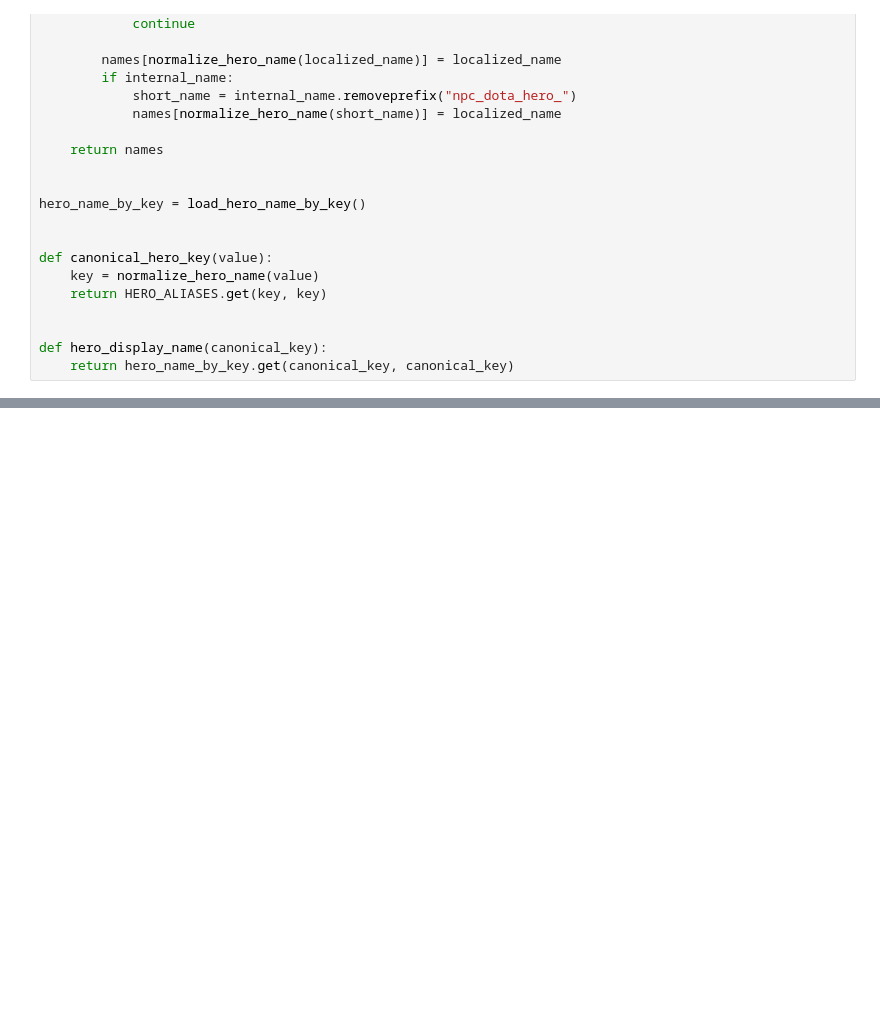
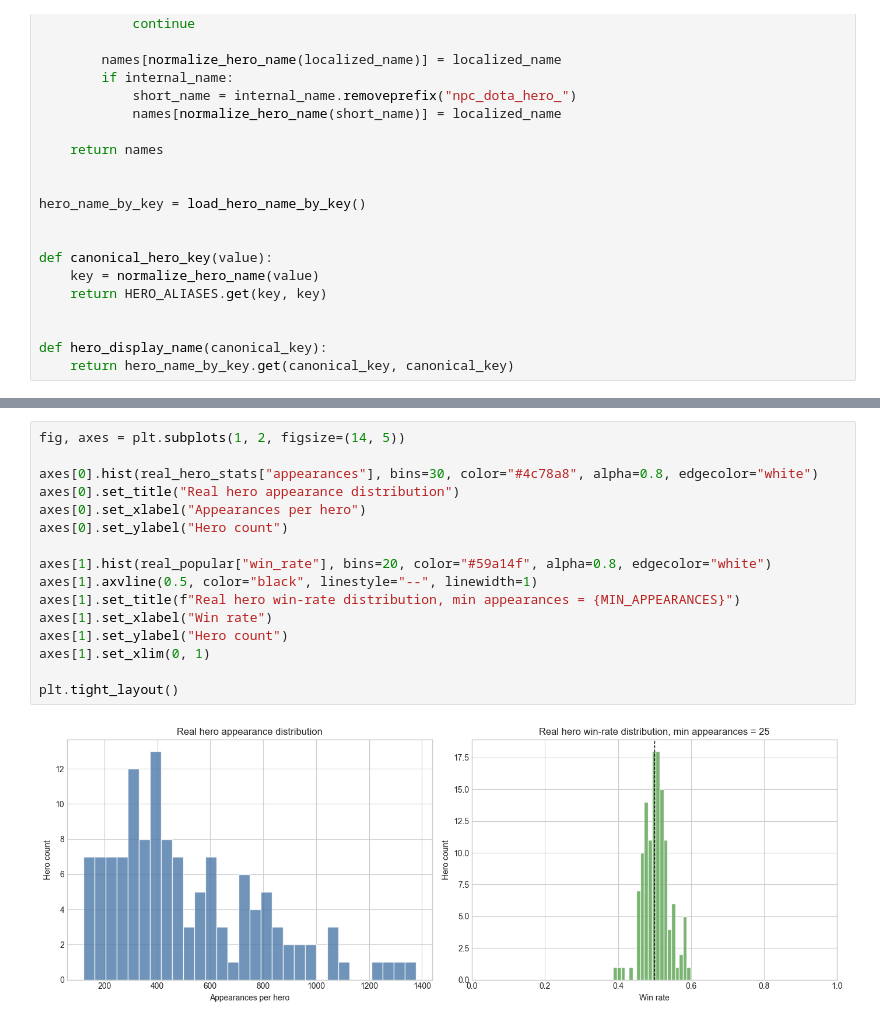
Before and after one commit to alwaysmeow/dota-predictor, a Jupyter notebook: notebooks/dataset_analysis.ipynb, the cells around one changed output, grey strips where cells are left out. Drawn from its saved outputs; the diff is of its cells as text; blank space fills up the shorter version.

```diff
--- a/notebooks/dataset_analysis.ipynb
+++ b/notebooks/dataset_analysis.ipynb
@@ -284,0 +298,18 @@ plt.tight_layout()
+# %%
+fig, axes = plt.subplots(1, 2, figsize=(14, 5))
+
+axes[0].hist(real_hero_stats["appearances"], bins=30, color="#4c78a8", alpha=0.8, edgecolor="white")
+axes[0].set_title("Real hero appearance distribution")
+axes[0].set_xlabel("Appearances per hero")
+axes[0].set_ylabel("Hero count")
+
+axes[1].hist(real_popular["win_rate"], bins=20, color="#59a14f", alpha=0.8, edgecolor="white")
+axes[1].axvline(0.5, color="black", linestyle="--", linewidth=1)
+axes[1].set_title(f"Real hero win-rate distribution, min appearances = {MIN_APPEARANCES}")
+axes[1].set_xlabel("Win rate")
+axes[1].set_ylabel("Hero count")
+axes[1].set_xlim(0, 1)
+
+plt.tight_layout()
+# %% [output]
+[figure, added]
```
Also changed, not shown: parts of 50 cells of this notebook, 4 other files.
